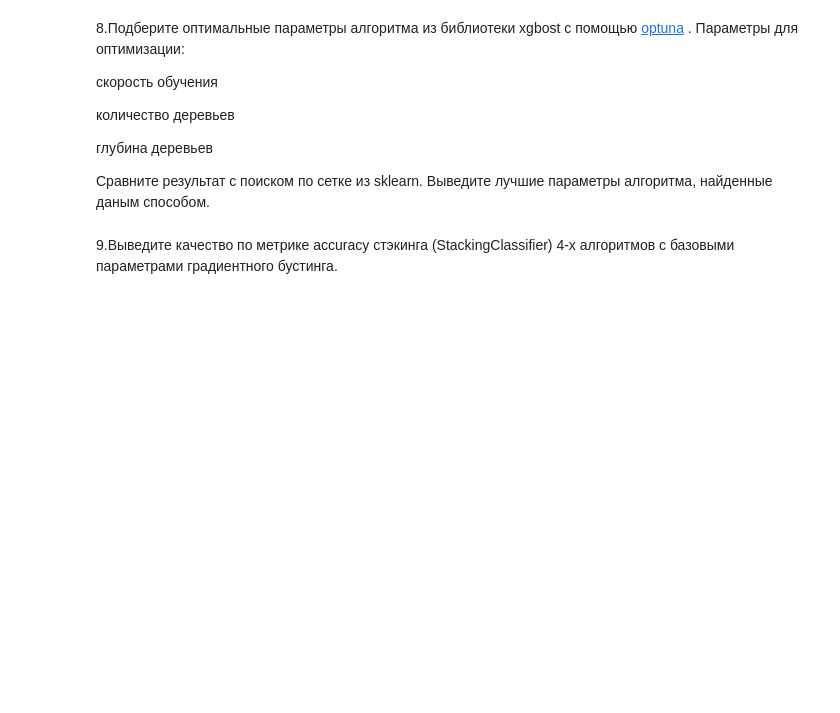
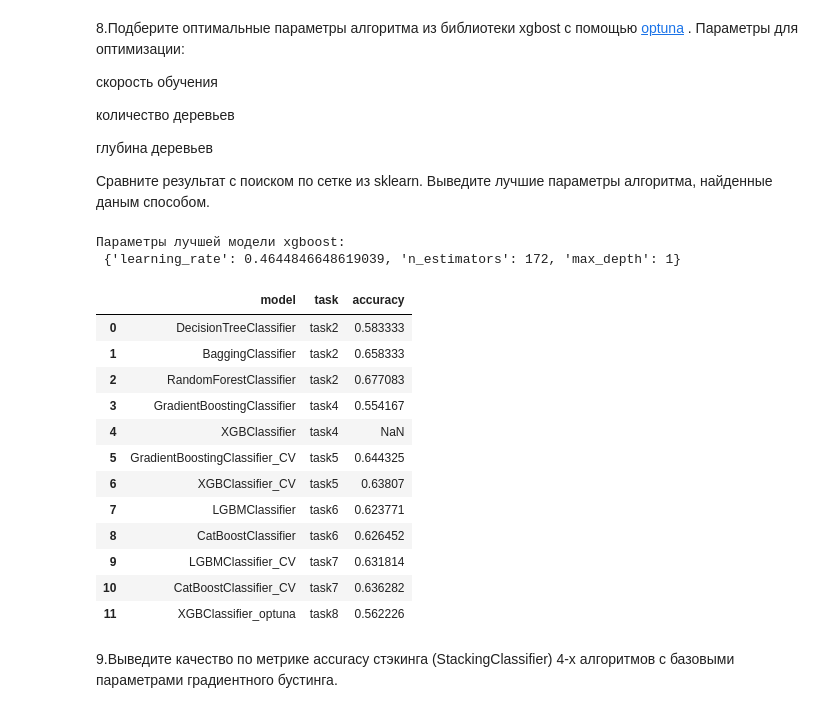
Before and after one commit to omutninsk/ml_3, a Jupyter notebook: HW_4_ML.ipynb, the cells around one changed output. Cells and saved outputs as stored; diff of their text form; code cells hidden in the pictures; blank space fills up the shorter version.

```diff
--- a/HW_4_ML.ipynb
+++ b/HW_4_ML.ipynb
@@ -239,2 +344,48 @@ results.loc[11] = ['XGBClassifier_optuna', 'task8', acc_xgboost_optuna]
+# %%
+
+
+### Ваш код ###
+import optuna
+import xgboost as xgb
+from sklearn.model_selection import cross_val_score
+import warnings
+optuna.logging.set_verbosity(optuna.logging.WARNING)
+warnings.filterwarnings('ignore')
+
+
+def optimize_xgboost(trial):
+    learning_rate = trial.suggest_uniform('learning_rate', 0.01, 1.0)
+    n_estimators = trial.suggest_int('n_estimators', 10, 500)
+    max_depth = trial.suggest_int('max_depth', 1, 20)
+
+    xgboost = xgb.XGBClassifier(learning_rate=learning_rate, n_estimators=n_estimators, max_depth=max_depth)
+    accuracy = np.mean(cross_val_score(xgboost, X, y, cv=3, scoring='accuracy'))
+    return -accuracy
+
+study = optuna.create_study()
+study.optimize(optimize_xgboost, n_trials=50)
+
+best_params_xgboost_optuna = study.best_params
+acc_xgboost_optuna = -study.best_value
+
+print('Параметры лучшей модели xgboost:\n', best_params_xgboost_optuna)
+results.loc[11] = ['XGBClassifier_optuna', 'task8', acc_xgboost_optuna]
+results
+# %% [output]
+Параметры лучшей модели xgboost:
+ {'learning_rate': 0.4644846648619039, 'n_estimators': 172, 'max_depth': 1}
+|  | model | task | accuracy |
+| 0 | DecisionTreeClassifier | task2 | 0.583333 |
+| 1 | BaggingClassifier | task2 | 0.658333 |
+| 2 | RandomForestClassifier | task2 | 0.677083 |
+| 3 | GradientBoostingClassifier | task4 | 0.554167 |
+| 4 | XGBClassifier | task4 | NaN |
+| 5 | GradientBoostingClassifier_CV | task5 | 0.644325 |
+| 6 | XGBClassifier_CV | task5 | 0.63807 |
+| 7 | LGBMClassifier | task6 | 0.623771 |
+| 8 | CatBoostClassifier | task6 | 0.626452 |
+| 9 | LGBMClassifier_CV | task7 | 0.631814 |
+| 10 | CatBoostClassifier_CV | task7 | 0.636282 |
+| 11 | XGBClassifier_optuna | task8 | 0.562226 |
 # %% [markdown]
 9.Выведите качество по метрике accuracy стэкинга (StackingClassifier) 4-х алгоритмов с базовыми параметрами градиентного бустинга.
```
Also changed, not shown: parts of 13 cells of this notebook, 4 other files.
